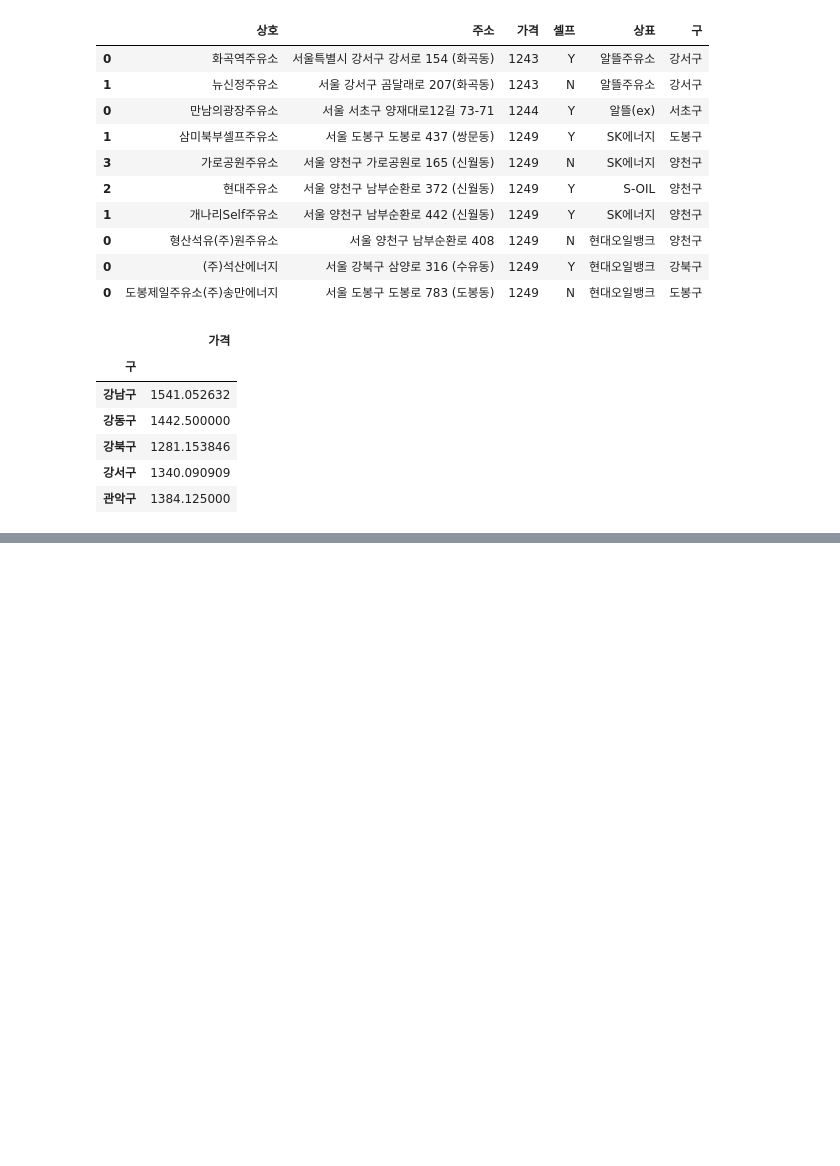
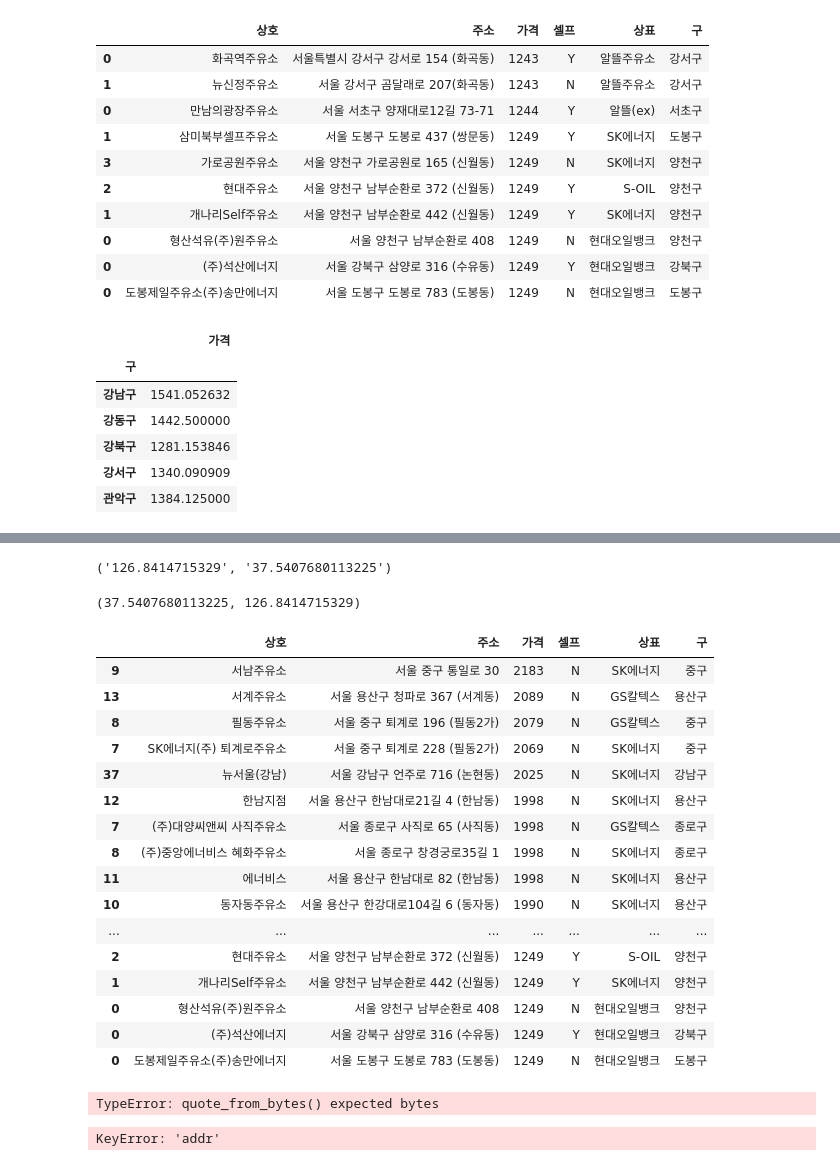
Before and after one commit to EGEG1212/Data-Analysis-2020, a Jupyter notebook: 05.Crawling/07_oil.ipynb, the cells around one changed output, grey strips where cells are left out. Cells and saved outputs as stored; diff of their text form; code cells hidden in the pictures; blank space fills up the shorter version.

```diff
--- a/05.Crawling/07_oil.ipynb
+++ b/05.Crawling/07_oil.ipynb
@@ -289,0 +286,3 @@ map
+# %%
+oil_price_top10 = stations.sort_values(by='가격', ascending=False).head(10)
+oil_price_top10
@@ -289,0 +301,3 @@ map
+# %%
+oil_price_bottim10 = stations.sort_values(by='가격', ascending=True).head(10)
+oil_price_bottim10
@@ -289,0 +345,67 @@ map
+# %%
+x = result['documents'][0]['x']
+y = result['documents'][0]['y']
+x,y
+# %% [output]
+('126.8414715329', '37.5407680113225')
+# %%
+lat = float(result['documents'][0]['y'])
+lng = float(result['documents'][0]['x'])
+lat, lng
+# %% [output]
+(37.5407680113225, 126.8414715329)
+# %%
+df = pd.concat([oil_price_top10 ,oil_price_bottim10])
+df
+# %% [output]
+|  | 상호 | 주소 | 가격 | 셀프 | 상표 | 구 |
+| 9 | 서남주유소 | 서울 중구 통일로 30 | 2183 | N | SK에너지 | 중구 |
+| 13 | 서계주유소 | 서울 용산구 청파로 367 (서계동) | 2089 | N | GS칼텍스 | 용산구 |
+| 8 | 필동주유소 | 서울 중구 퇴계로 196 (필동2가) | 2079 | N | GS칼텍스 | 중구 |
+| 7 | SK에너지(주) 퇴계로주유소 | 서울 중구 퇴계로 228 (필동2가) | 2069 | N | SK에너지 | 중구 |
+| 37 | 뉴서울(강남) | 서울 강남구 언주로 716 (논현동) | 2025 | N | SK에너지 | 강남구 |
+| 12 | 한남지점 | 서울 용산구 한남대로21길 4 (한남동) | 1998 | N | SK에너지 | 용산구 |
+| 7 | (주)대양씨앤씨 사직주유소 | 서울 종로구 사직로 65 (사직동) | 1998 | N | GS칼텍스 | 종로구 |
+| 8 | (주)중앙에너비스 혜화주유소 | 서울 종로구 창경궁로35길 1 | 1998 | N | SK에너지 | 종로구 |
+| 11 | 에너비스 | 서울 용산구 한남대로 82 (한남동) | 1998 | N | SK에너지 | 용산구 |
+| 10 | 동자동주유소 | 서울 용산구 한강대로104길 6 (동자동) | 1990 | N | SK에너지 | 용산구 |
+| ... | ... | ... | ... | ... | ... | ... |
+| 2 | 현대주유소 | 서울 양천구 남부순환로 372 (신월동) | 1249 | Y | S-OIL | 양천구 |
+| 1 | 개나리Self주유소 | 서울 양천구 남부순환로 442 (신월동) | 1249 | Y | SK에너지 | 양천구 |
+| 0 | 형산석유(주)원주유소 | 서울 양천구 남부순환로 408 | 1249 | N | 현대오일뱅크 | 양천구 |
+| 0 | (주)석산에너지 | 서울 강북구 삼양로 316 (수유동) | 1249 | Y | 현대오일뱅크 | 강북구 |
+| 0 | 도봉제일주유소(주)송만에너지 | 서울 도봉구 도봉로 783 (도봉동) | 1249 | N | 현대오일뱅크 | 도봉구 |
+# %%
+lat_list = []; lng_list= []
+for i in df.index:
+    url ='https://dapi.kakao.com/v2/local/search/address.json?query=' + quote(df['주소'][i])
+    result = requests.get(url, headers ={"Authorization" : "KakaoAK "+kmap_key}).json()
+    lat = float(result['documents'][0]['y'])
+    lng = float(result['documents'][0]['x'])
+    lat_list.append(lat)
+    lng_list.append(lng)
+# %% [output]
+TypeError: quote_from_bytes() expected bytes
+# %%
+from tqdm import tqdm_notebook
+
+lat = []; lng=[]
+for n in tqdm_notebook(oil_price_top10.index):
+    url ='https://dapi.kakao.com/v2/local/search/address.json?query=' + quote(df['addr'][i])
+"""     try:
+        tmp_add = str(oil_price_top10['주소'][n]).split('(')[0]
+        tmp_map = kmap_key(tmp_add)
+
+        tmp_loc = tmp_map[0].get('geometry')
+        lat.append(tmp_loc['location']['lat'])
+        lng.append(tmp_loc['location']['lng'])
+    except:
+        lat.append(np.nan)
+        lng.append(np.nan)
+        ptint("Here is nan !") """
+
+oil_price_top10['lat'] = lat
+oil_price_top10['lng'] = lng
+oil_price_top10
+# %% [output]
+KeyError: 'addr'
```
Also changed, not shown: parts of 7 cells of this notebook, 1 other file.
